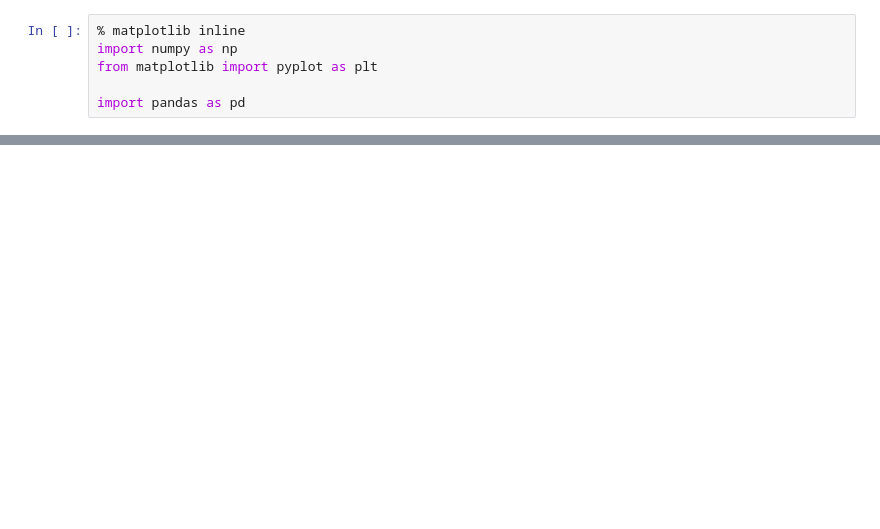
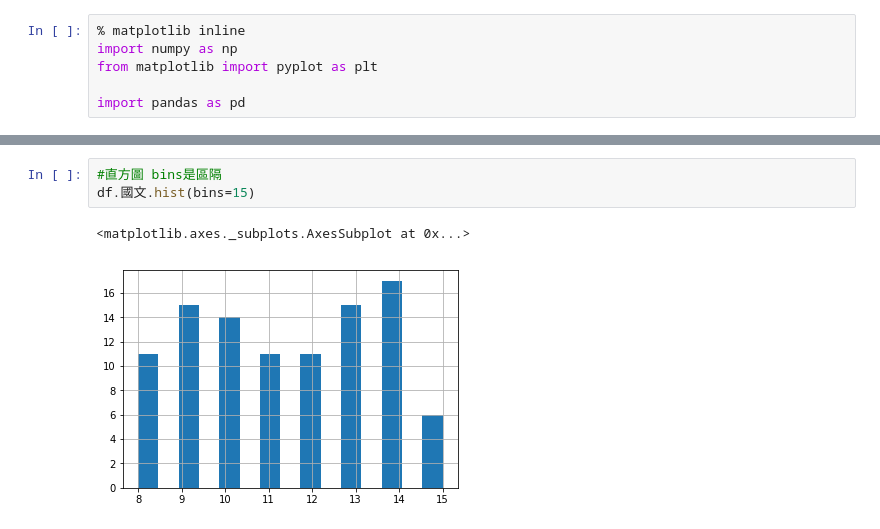
Before and after one commit to nabroux/-, a Jupyter notebook: 線上課程/線上課程 - Pandas.ipynb, the cells around one changed output, grey strips where cells are left out. Saved outputs shown, nothing was run; the diff lists cells and outputs as text; blank space fills up the shorter version.

```diff
--- a/線上課程/線上課程 - Pandas.ipynb
+++ b/線上課程/線上課程 - Pandas.ipynb
@@ -27,0 +107,6 @@ df = pd.read_csv('grades.csv')
+# %%
+#直方圖 bins是區隔
+df.國文.hist(bins=15)
+# %% [output]
+<matplotlib.axes._subplots.AxesSubplot at 0x...>
+[figure, added]
```
Also changed, not shown: parts of 44 cells of this notebook, 2 other files.
